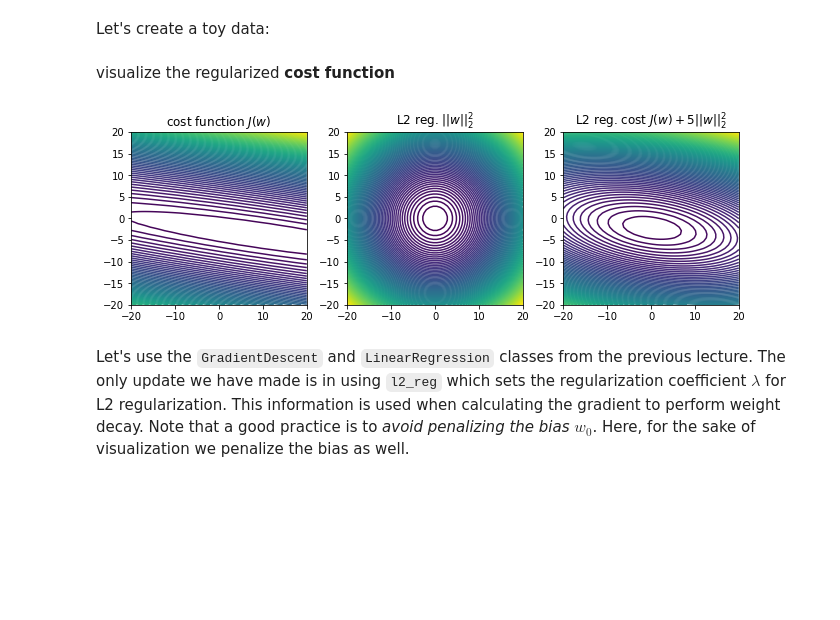
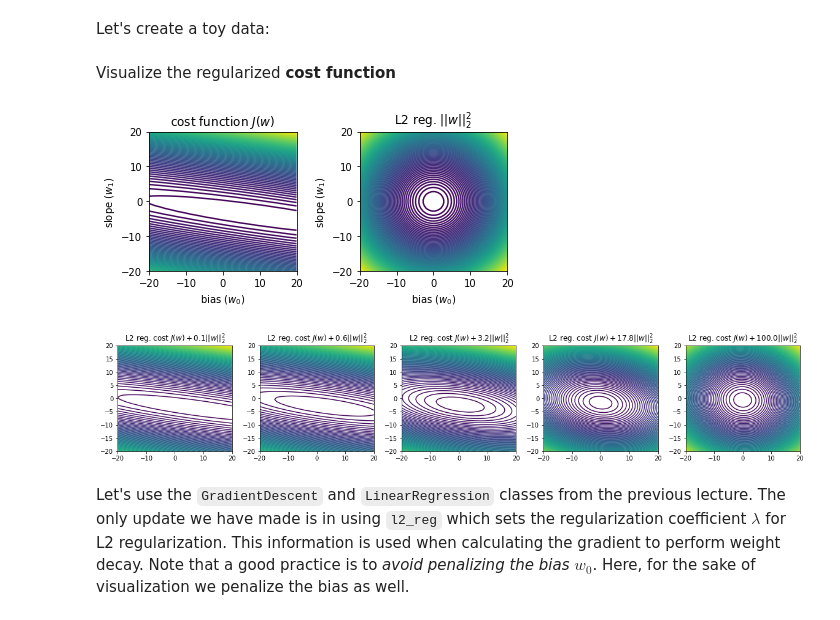
Before and after one commit to yueliyl/gec_intro2ml, a Jupyter notebook: Regularization.ipynb, the cells around one changed output. Cells and saved outputs as stored; diff of their text form; code cells hidden in the pictures; blank space fills up the shorter version.

```diff
--- a/Regularization.ipynb
+++ b/Regularization.ipynb
@@ -189,23 +228,38 @@ N = 20
 x = np.random.rand(N) * 10
 y = -4*x + 10 + 2*np.random.randn(N)
 # %% [markdown]
-visualize the regularized **cost function**
+Visualize the regularized **cost function**
 # %%
 cost = lambda w: .5*np.mean((w[0] + w[1]*x - y)**2)
 l2_penalty = lambda w: np.dot(w,w)/2
 l1_penalty = lambda w: np.sum(np.abs(w))
 cost_plus_l2 = lambda w: cost(w) + 5*l2_penalty(w)
 
-_, axes = plt.subplots(ncols=3, nrows=1, constrained_layout=True, figsize=(9, 3))
+_, axes = plt.subplots(ncols=2, nrows=1, constrained_layout=True, figsize=(6, 3))
+
 plot_contour(cost, [-20,20], [-20,20], 50, axes[0])
 axes[0].set_title(r'cost function $J(w)$')
+axes[0].set_xlabel('bias ($w_0$)'); axes[0].set_ylabel('slope ($w_1$)')
+
 plot_contour(l2_penalty, [-20,20], [-20,20], 50, axes[1])
 axes[1].set_title(r'L2 reg. $||w||_2^2$')
-plot_contour(cost_plus_l2, [-20,20], [-20,20], 50, axes[2])
-axes[2].set_title(r'L2 reg. cost $J(w) + 5 ||w||_2^2$')
+axes[1].set_xlabel('bias ($w_0$)'); axes[1].set_ylabel('slope ($w_1$)')
+
+plt.tight_layout()
 plt.savefig('l2_contour_plots.png', bbox_inches="tight", dpi=300)
+plt.show()
+
+## create interpolation
+lambdas = np.logspace(-1,2,5)
+_, axes = plt.subplots(ncols=len(lambdas), nrows=1, constrained_layout=True, figsize=(16, 3))
+for li,l in enumerate(lambdas):
+  cost_plus_l2 = lambda w: cost(w) + l*l2_penalty(w)
+  plot_contour(cost_plus_l2, [-20,20], [-20,20], 50, axes[li])
+  axes[li].set_title(r'L2 reg. cost $J(w) + {:.1f} ||w||_2^2$'.format(l))
+plt.show()
 # %% [output]
-[figure, old version]
+[figure, new version]
+[figure, added]
 # %% [markdown]
 Let's use the `GradientDescent` and `LinearRegression` classes from the previous lecture. The only update we have made is in using `l2_reg` which sets the regularization coefficient $\lambda$ for L2 regularization. This information is used when calculating the gradient to perform weight decay. Note that a good practice is to *avoid penalizing the bias* $w_0$. Here, for the sake of visualization we penalize the bias as well.
 # %%
```
Also changed, not shown: parts of 20 cells of this notebook.
